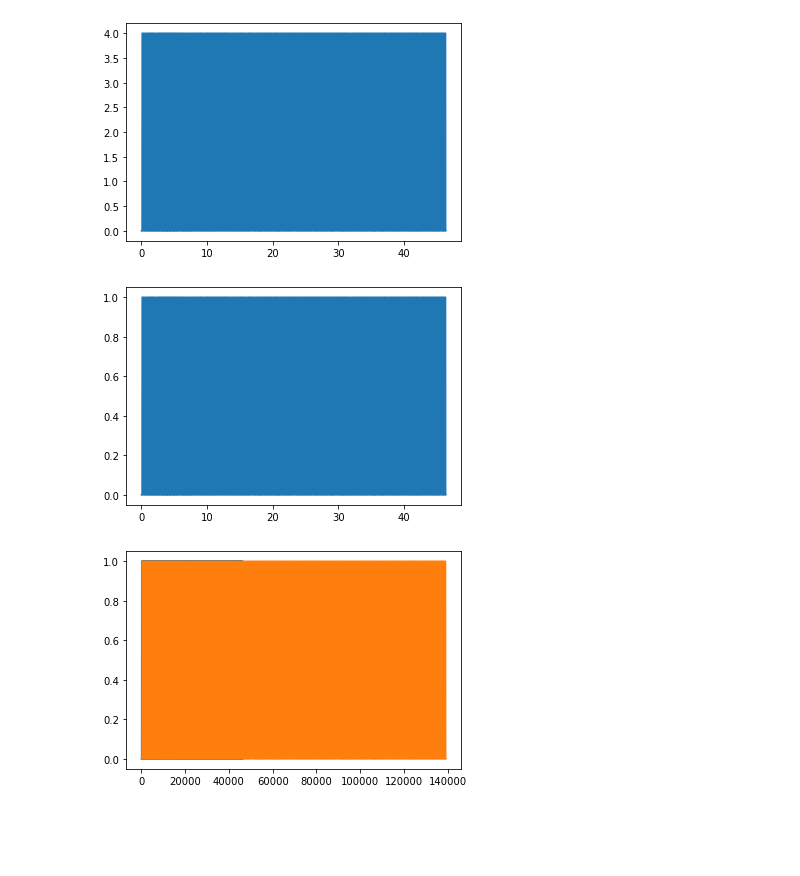
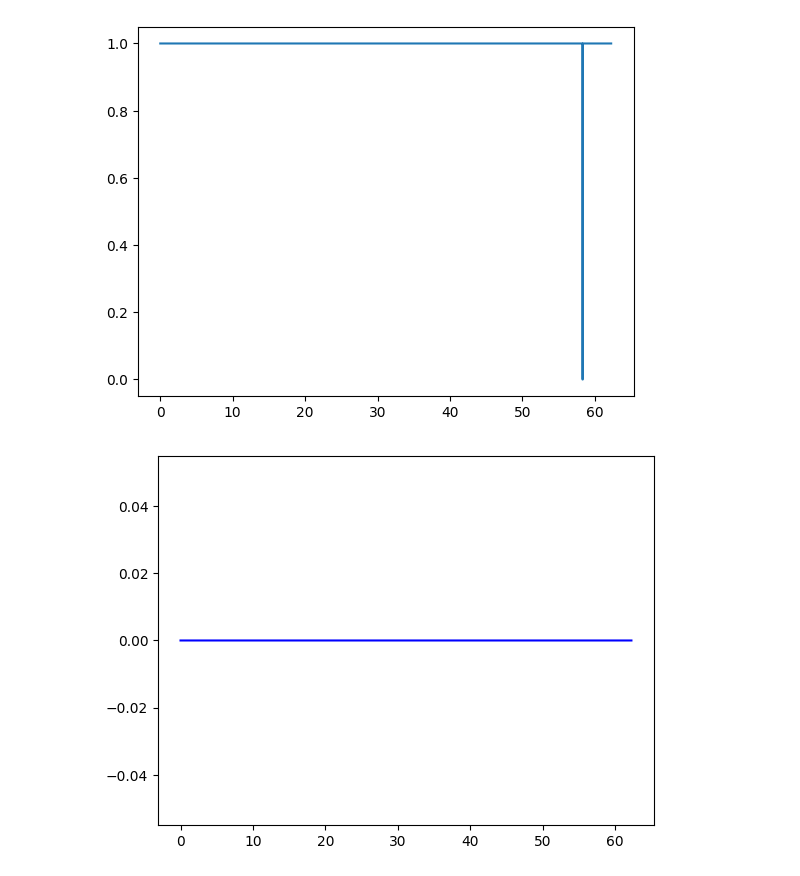
Before and after one commit to neurogears/sarahe-vr-2p, a Jupyter notebook: analysis/benchmark.ipynb, the cells around one changed output. Cells and saved outputs as stored; diff of their text form; code cells hidden in the pictures; blank space fills up the shorter version.

Commit message:
trying to preprocess data

```diff
--- a/analysis/benchmark.ipynb
+++ b/analysis/benchmark.ipynb
@@ -3,9 +3,10 @@ import numpy as np
 import pandas as pd
 import matplotlib.pyplot as plt
 # %%
-analog_file = r"C:\Users\neurogears\Documents\git\neurogears\sarahe-vr-2p\analysis\data\AnalogInput.bin"
+# analog_file = r"C:\Users\neurogears\Documents\git\neurogears\sarahe-vr-2p\analysis\data\AnalogInput.bin"
+analog_file = r"C:\\Mouse2\\2023-06-30T16-41-54\AnalogInput.bin"
 fs_analog = 1000 #samples per second
-digital_file = r"C:\Users\neurogears\Documents\git\neurogears\sarahe-vr-2p\analysis\data\DigitalInput.bin"
+digital_file =r"C:\\Mouse2\\2023-06-30T16-41-54\DigitalInput.bin"
 fs_digital = 3000 #samples per second
 # %%
 analog_data = np.fromfile(analog_file, dtype=np.float64).reshape(-1,3).transpose()
@@ -37,23 +38,21 @@ def extract_digital_channel(digital_data, channel_number):
 # %%
 digital_data = np.fromfile(digital_file, dtype=np.byte)
 digital_time = np.arange(digital_data.shape[0])/fs_digital
 
 
-plt.figure()
-plt.plot(digital_time, digital_data)
-
-plt.show()
+# plt.figure()
+# plt.plot(digital_time, digital_data)
+# plt.show()
 
 plt.figure()
 plt.plot(digital_time, extract_digital_channel(digital_data, 2))
 plt.show()
 # %% [output]
-[figure, old version]
+[figure, new version]
-[figure, removed]
 # %%
 plt.figure()
-plt.plot(analog_time, analog_photodiode/5, c = "r")
-plt.plot(digital_time, extract_digital_channel(digital_data, 2), c = "b")
+# plt.plot(analog_time, analog_photodiode/5, c = "r") # divide by 5 for visualization purposes
+plt.plot(digital_time, extract_digital_channel(digital_data, 8), c = "b")
 plt.show()
 # %% [output]
-[figure, old version]
+[figure, new version]
```
Also changed, not shown: parts of 3 cells of this notebook.
